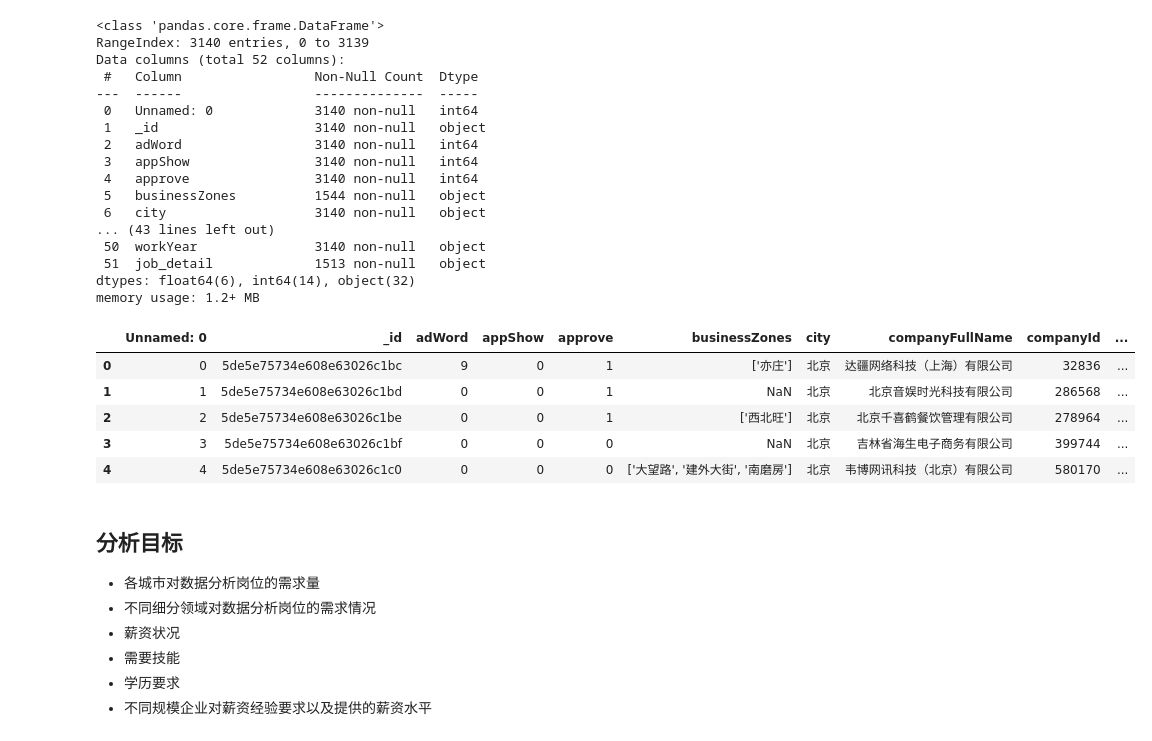
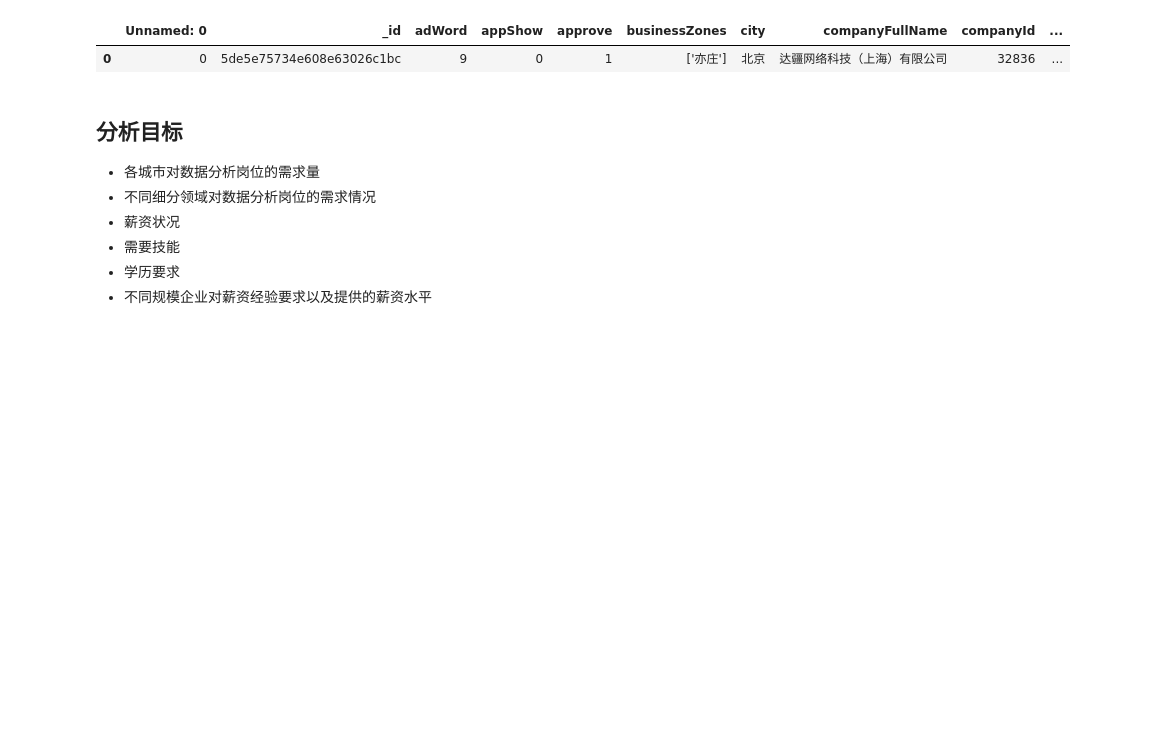
Before and after one commit to Suspect-wu/-, a Jupyter notebook: main.ipynb, the cells around one changed output. Cells and saved outputs as stored; diff of their text form; code cells hidden in the pictures; blank space fills up the shorter version.

```diff
--- a/main.ipynb
+++ b/main.ipynb
@@ -10,33 +10,11 @@ pd.set_option("display.max_row",None)
 # %%
 path = './data/lagou.csv'
 df = pd.read_csv(path)
-df.info()
 df.isnull().sum()
-df.head(5)
+df.head(1)
 # %% [output]
-<class 'pandas.core.frame.DataFrame'>
-RangeIndex: 3140 entries, 0 to 3139
-Data columns (total 52 columns):
- #   Column                 Non-Null Count  Dtype
----  ------                 --------------  -----
- 0   Unnamed: 0             3140 non-null   int64
- 1   _id                    3140 non-null   object
- 2   adWord                 3140 non-null   int64
- 3   appShow                3140 non-null   int64
- 4   approve                3140 non-null   int64
- 5   businessZones          1544 non-null   object
- 6   city                   3140 non-null   object
-... (43 lines left out)
- 50  workYear               3140 non-null   object
- 51  job_detail             1513 non-null   object
-dtypes: float64(6), int64(14), object(32)
-memory usage: 1.2+ MB
 |  | Unnamed: 0 | _id | adWord | appShow | approve | businessZones | city | companyFullName | companyId | ... |
 | 0 | 0 | 5de5e75734e608e63026c1bc | 9 | 0 | 1 | ['亦庄'] | 北京 | 达疆网络科技（上海）有限公司 | 32836 | ... |
-| 1 | 1 | 5de5e75734e608e63026c1bd | 0 | 0 | 1 | NaN | 北京 | 北京音娱时光科技有限公司 | 286568 | ... |
-| 2 | 2 | 5de5e75734e608e63026c1be | 0 | 0 | 1 | ['西北旺'] | 北京 | 北京千喜鹤餐饮管理有限公司 | 278964 | ... |
-| 3 | 3 | 5de5e75734e608e63026c1bf | 0 | 0 | 0 | NaN | 北京 | 吉林省海生电子商务有限公司 | 399744 | ... |
-| 4 | 4 | 5de5e75734e608e63026c1c0 | 0 | 0 | 0 | ['大望路', '建外大街', '南磨房'] | 北京 | 韦博网讯科技（北京）有限公司 | 580170 | ... |
 # %%
 
 columns = ["positionName", "companyShortName", "city", "companySize", "education", "financeStage",
```
Also changed, not shown: parts of 57 cells of this notebook, 1 other file.
